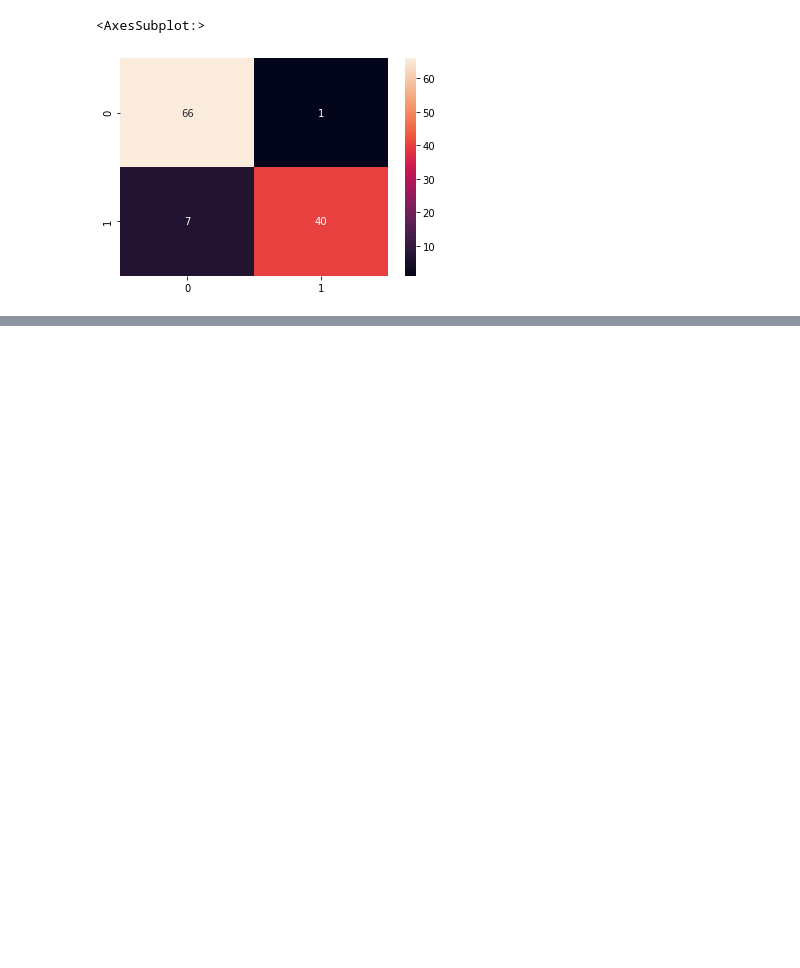
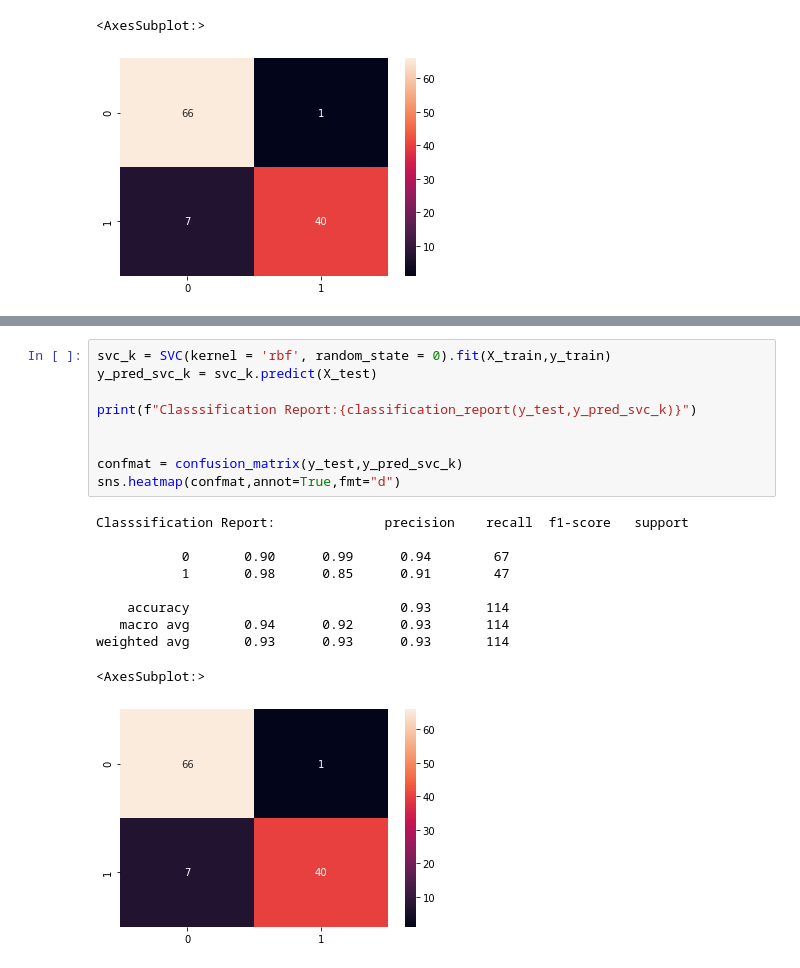
Before and after one commit to bharathjagini/BreastCancerPrediction, a Jupyter notebook: DM_Project.ipynb, the cells around one changed output, grey strips where cells are left out. Cells and saved outputs as stored; diff of their text form; blank space fills up the shorter version.

```diff
--- a/DM_Project.ipynb
+++ b/DM_Project.ipynb
@@ -230,0 +252,20 @@ weighted avg       0.93      0.93      0.93       114
+# %%
+svc_k = SVC(kernel = 'rbf', random_state = 0).fit(X_train,y_train)
+y_pred_svc_k = svc_k.predict(X_test)
+
+print(f"Classsification Report:{classification_report(y_test,y_pred_svc_k)}")
+
+
+confmat = confusion_matrix(y_test,y_pred_svc_k)
+sns.heatmap(confmat,annot=True,fmt="d")
+# %% [output]
+Classsification Report:              precision    recall  f1-score   support
+
+           0       0.90      0.99      0.94        67
+           1       0.98      0.85      0.91        47
+
+    accuracy                           0.93       114
+   macro avg       0.94      0.92      0.93       114
+weighted avg       0.93      0.93      0.93       114
+<AxesSubplot:>
+[figure, added]
```
Also changed, not shown: parts of 3 cells of this notebook.
